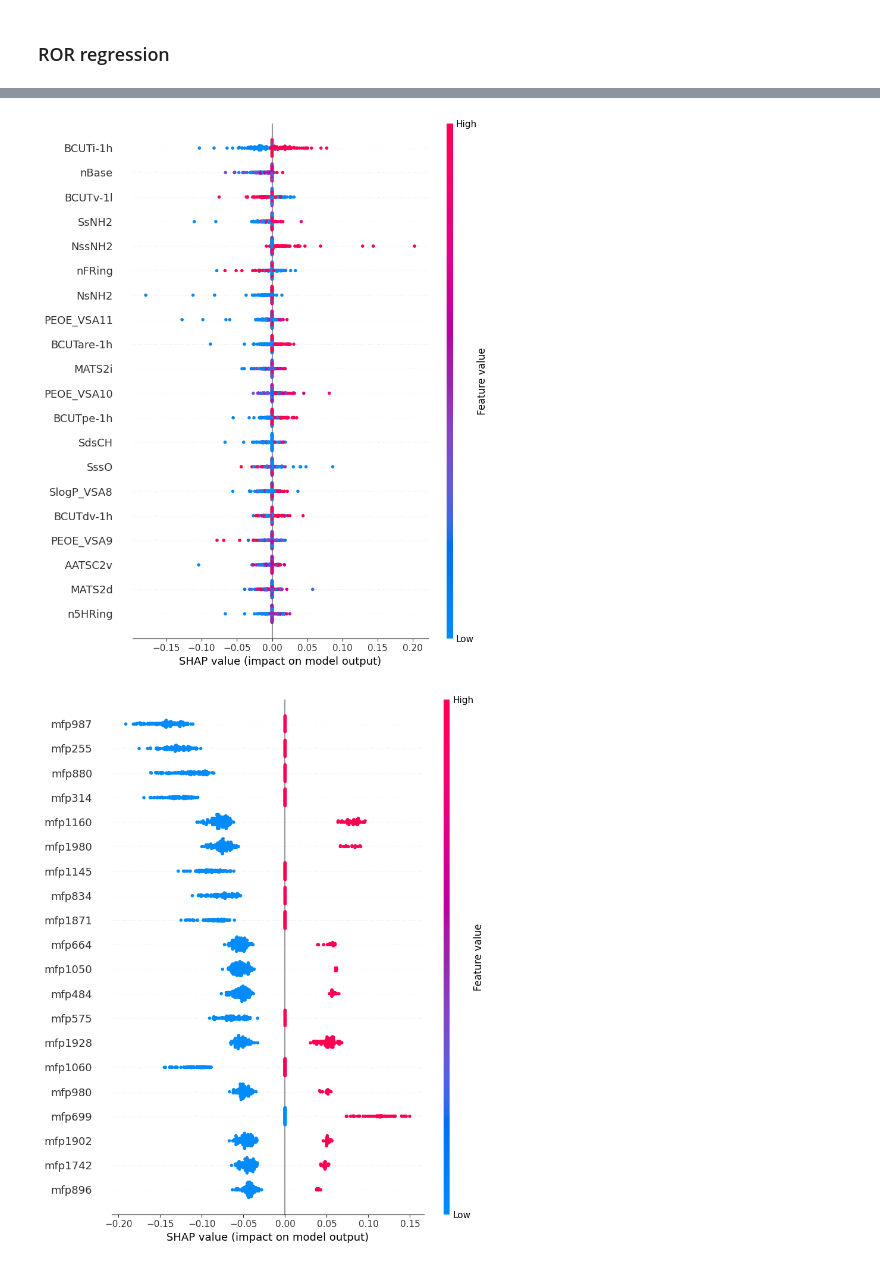
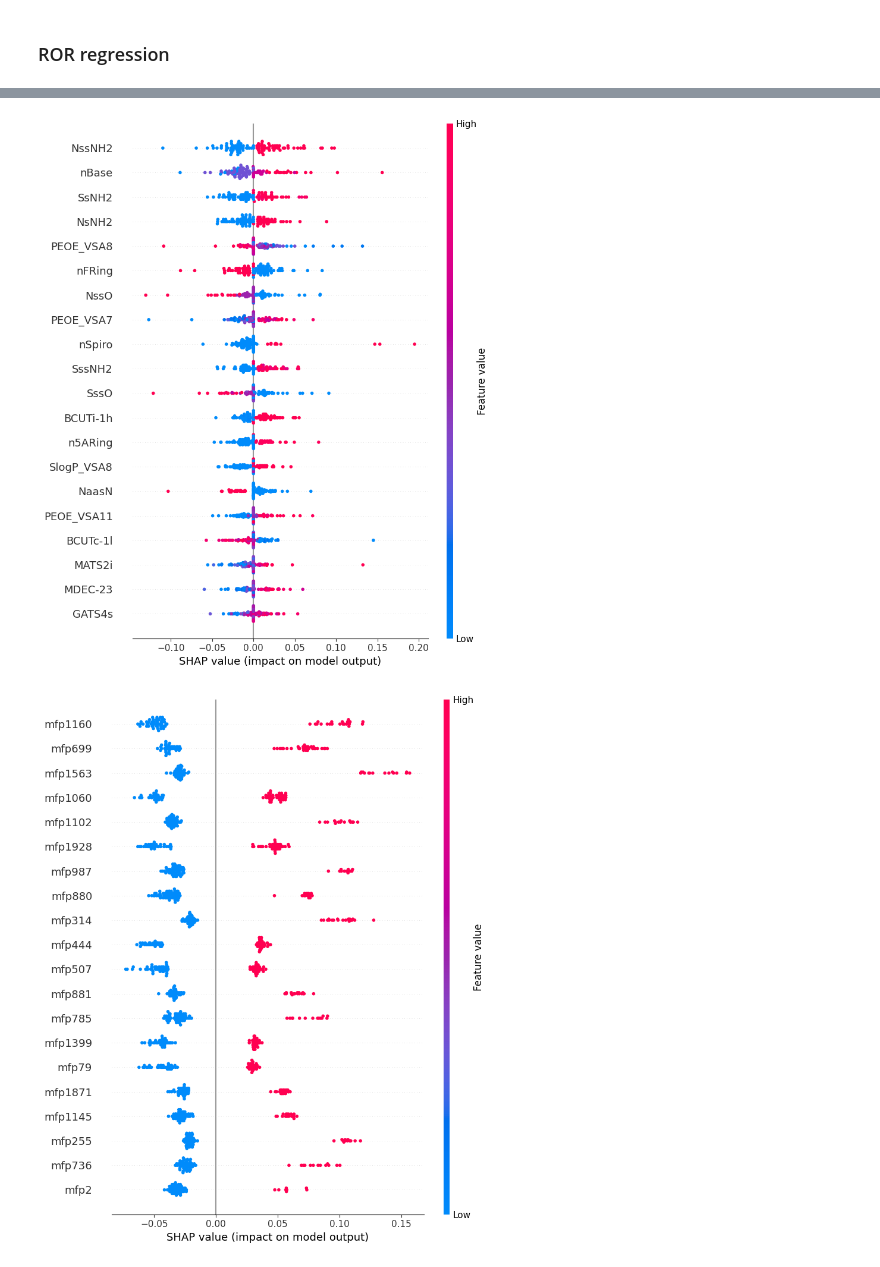
Before and after one commit to mateugazi/czasteczkowa-inzynierka, a Jupyter notebook: experiments/Standardized Pipeline/ExplainabilityPlots.ipynb, the cells around one changed output, grey strips where cells are left out. Saved outputs shown, nothing was run; the diff lists cells and outputs as text; code cells hidden in the pictures.

Commit message:
final version of explainability plots

```diff
--- a/experiments/Standardized Pipeline/ExplainabilityPlots.ipynb
+++ b/experiments/Standardized Pipeline/ExplainabilityPlots.ipynb
@@ -330,14 +329,14 @@ RandomForestRegressor(max_depth=20, min_impurity_decrease=0,
 # %%
 import shap
 # %%
-explainer = shap.KernelExplainer(best_bace_class.predict, X_test_bace_class[:2])
-shap_values = explainer.shap_values(X_test_bace_class)
-shap.summary_plot(shap_values, X_test_bace_class)
+explainer = shap.KernelExplainer(best_bace_class.predict, X_test_bace_class[:20])
+shap_values = explainer.shap_values(X_test_bace_class[:100])
+shap.summary_plot(shap_values, X_test_bace_class[:100])
 # %% [output]
-[figure, old version]
+[figure, new version]
 # %%
-explainer = shap.KernelExplainer(best_bace_regr.predict, X_test_bace_regr[:2])
-shap_values = explainer.shap_values(X_test_bace_regr)
-shap.summary_plot(shap_values, X_test_bace_regr)
+explainer = shap.KernelExplainer(best_bace_regr.predict, X_test_bace_regr[:12])
+shap_values = explainer.shap_values(X_test_bace_regr[:70])
+shap.summary_plot(shap_values, X_test_bace_regr[:70])
 # %% [output]
-[figure, old version]
+[figure, new version]
```
Also changed, not shown: parts of 8 cells of this notebook.
